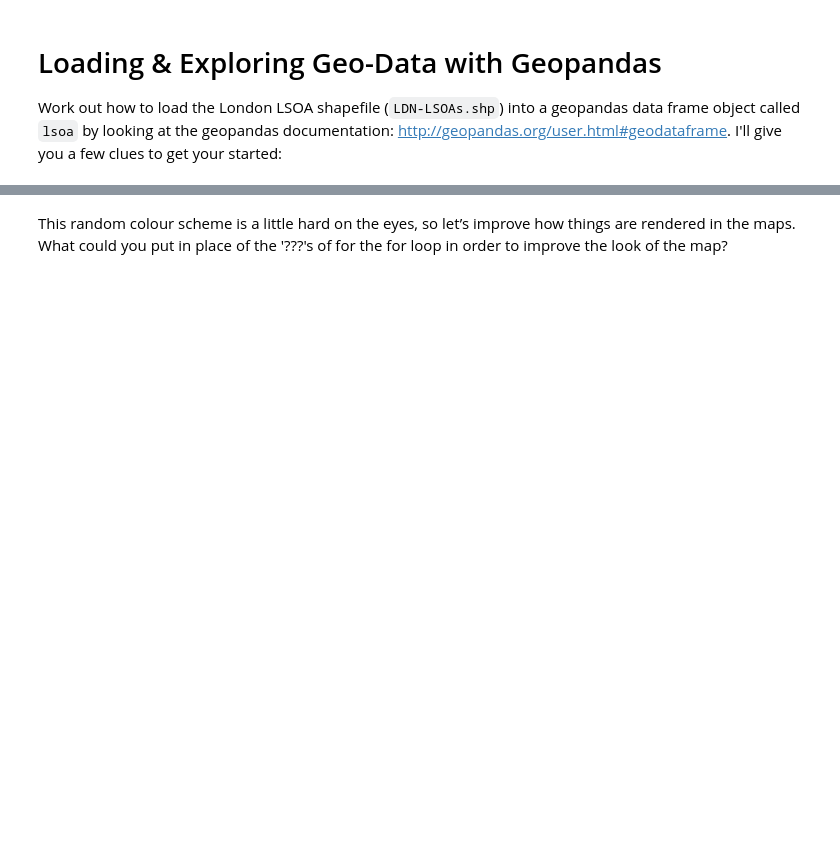
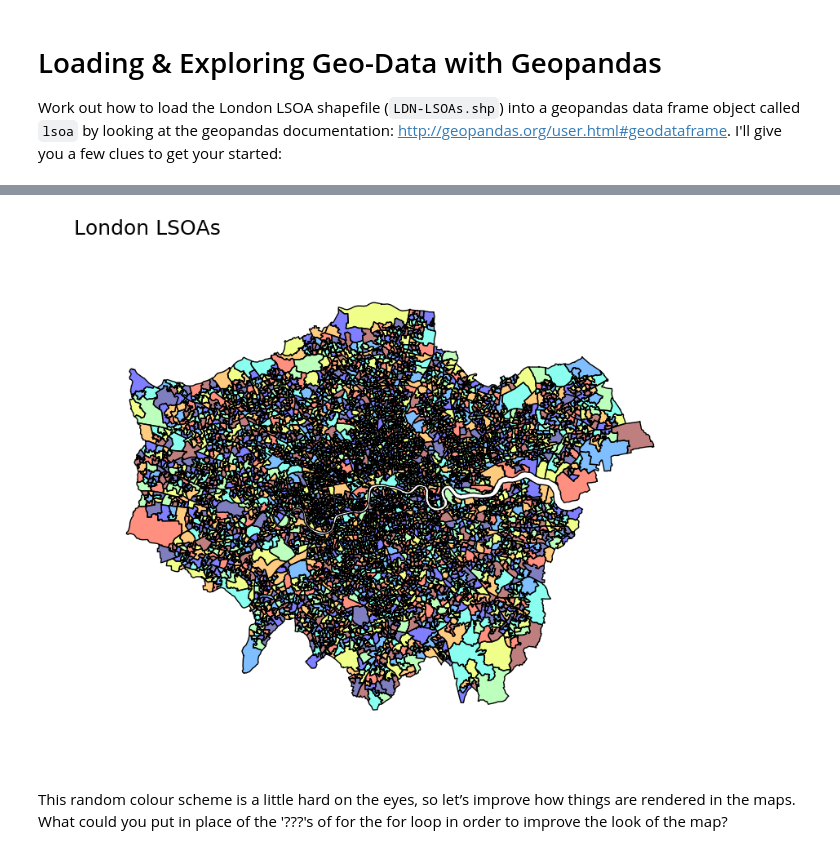
Before and after one commit to kingsgeocomp/spatial-analysis, a Jupyter notebook: New-Practical-2-Mapping and Simple Analysis with Geopandas.ipynb, the cells around one changed output, grey strips where cells are left out. Cells and saved outputs as stored; diff of their text form; code cells hidden in the pictures; blank space fills up the shorter version.

```diff
--- a/New-Practical-2-Mapping and Simple Analysis with Geopandas.ipynb
+++ b/New-Practical-2-Mapping and Simple Analysis with Geopandas.ipynb
@@ -80,3 +141,12 @@ plt.show()
+# %%
+f, axes = plt.subplots(1, figsize=(10, 7))
+axes = lsoa.plot(ax=axes, alpha=0.5)
+axes.set_axis_off()
+lims = plt.axis('equal')
+f.suptitle('London LSOAs', x=0.1, y=0.99, horizontalalignment='left', verticalalignment='top', fontsize=18)
+plt.show()
+# %% [output]
+[figure, added]
 # %% [markdown]
 This random colour scheme is a little hard on the eyes, so let’s improve how things are rendered in the maps. What could you put in place of the '???'s of for the for loop in order to improve the look of the map?
 # %%
```
Also changed, not shown: parts of 14 cells of this notebook, 1 other file.
